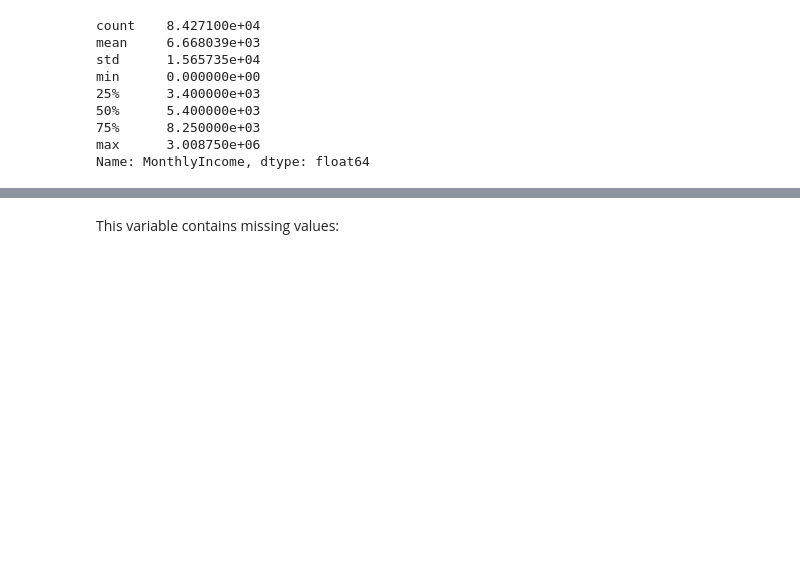
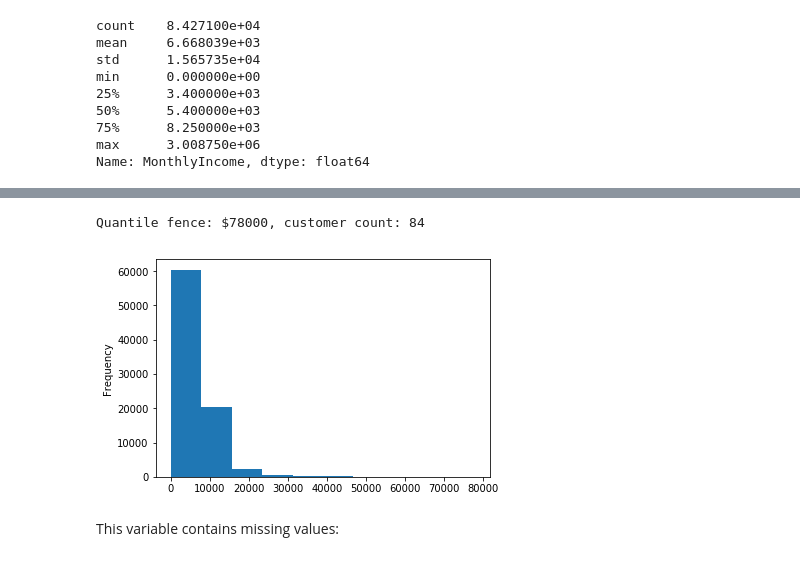
Before and after one commit to jimmyskull/kagglesp, a Jupyter notebook: GiveMeSomeCredit.ipynb, the cells around one changed output, grey strips where cells are left out. Drawn from its saved outputs; the diff is of its cells as text; code cells hidden in the pictures; blank space fills up the shorter version.

```diff
--- a/GiveMeSomeCredit.ipynb
+++ b/GiveMeSomeCredit.ipynb
@@ -645,3 +650,11 @@ Name: MonthlyIncome, dtype: float64
+# %%
+income = model_data.MonthlyIncome
+Q = income.quantile(.999)
+print('Quantile fence: ${:.0f}, customer count: {}'.format(Q, np.sum(income > Q)))
+model_data.query('MonthlyIncome <= @Q').MonthlyIncome.plot(kind='hist');
+# %% [output]
+Quantile fence: $78000, customer count: 84
+[figure, added]
 # %% [markdown]
 This variable contains missing values:
 # %%
```
Also changed, not shown: parts of 21 cells of this notebook.
